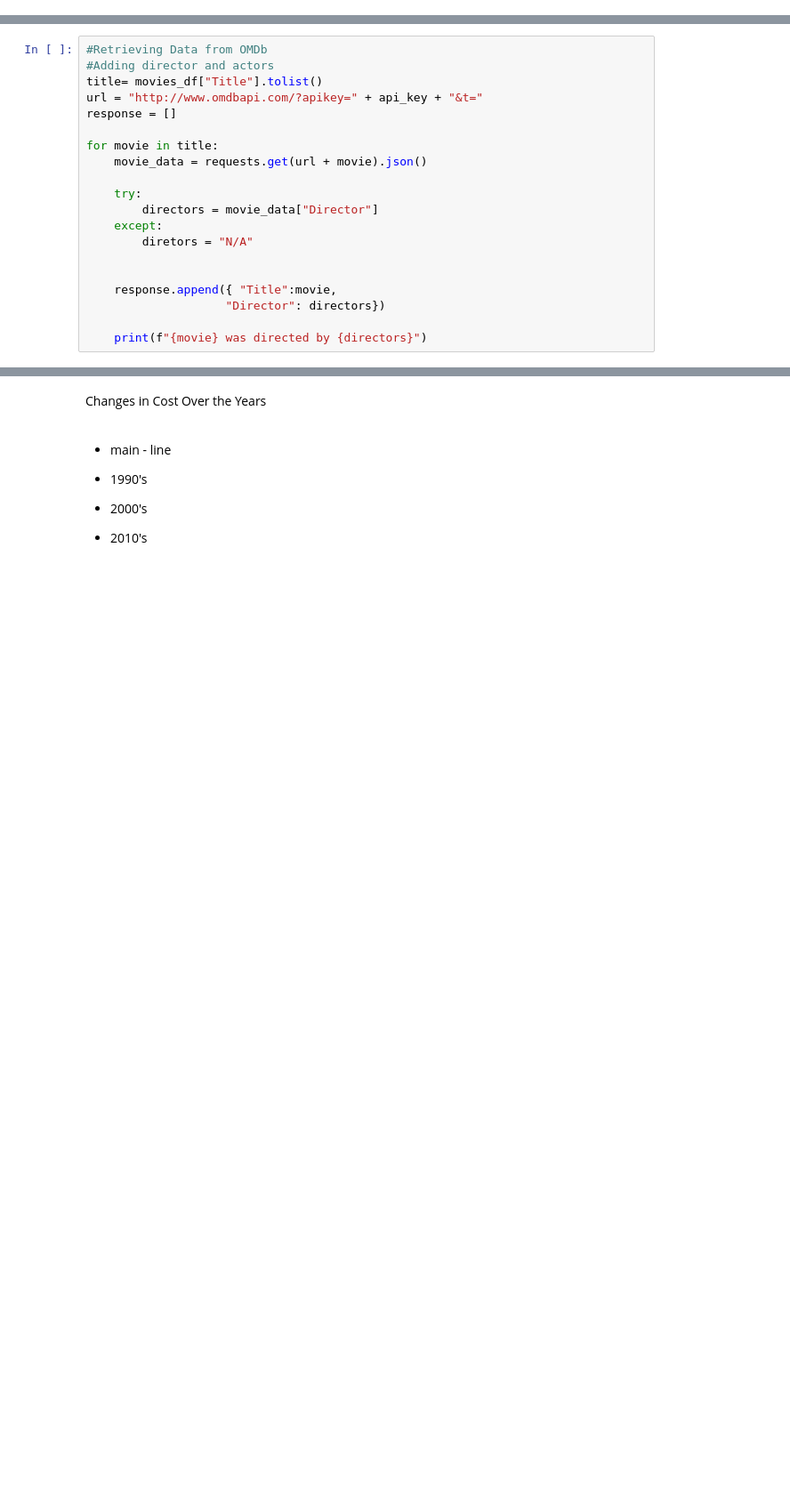
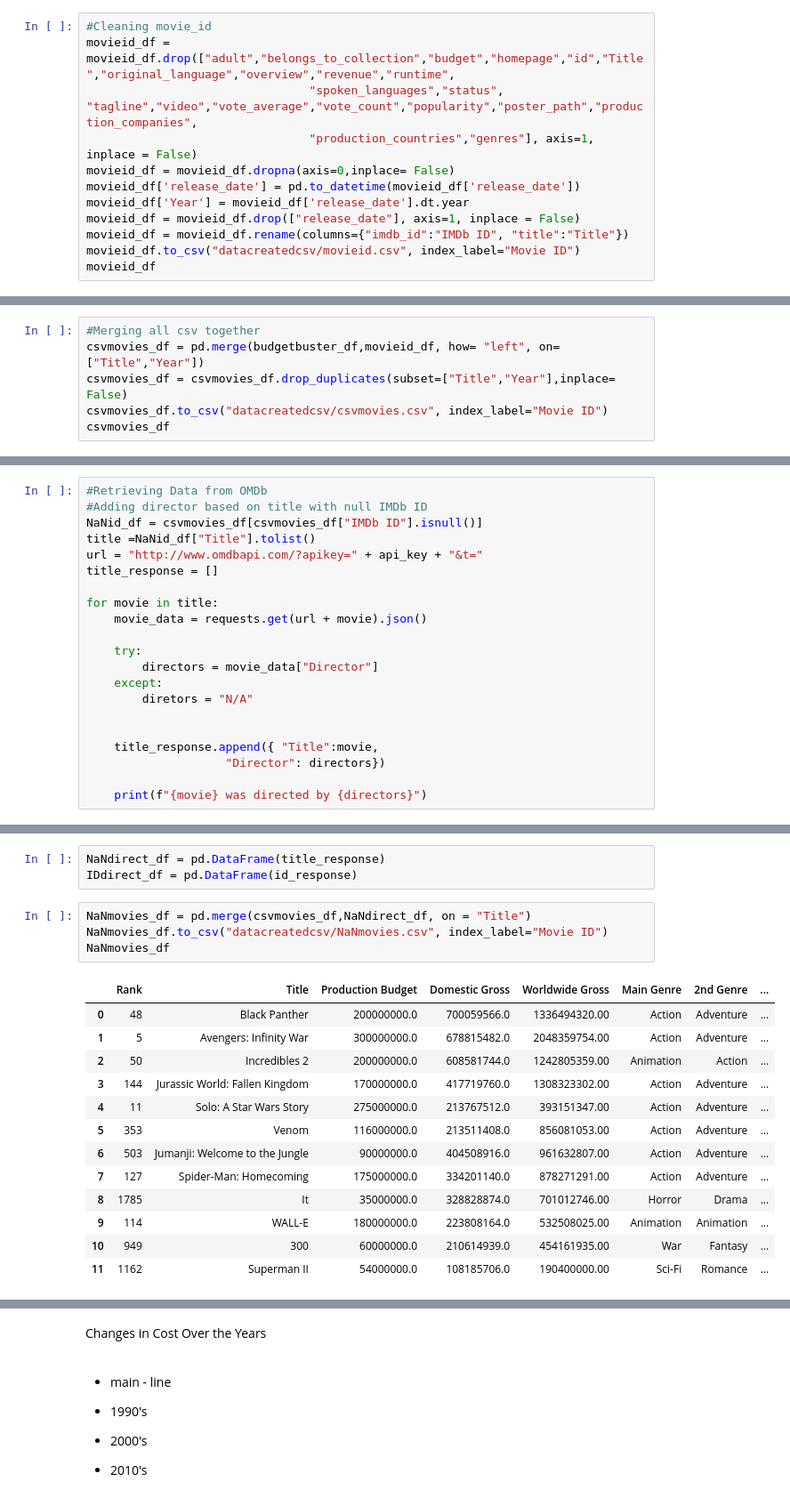
Before and after one commit to annied222/Project_1, a Jupyter notebook: movies.ipynb, the cells around one changed output, grey strips where cells are left out. Shown: that part at 89% size. Drawn from its saved outputs; the diff is of its cells as text; blank space fills up the shorter version.

```diff
--- a/movies.ipynb
+++ b/movies.ipynb
@@ -32,0 +42,12 @@ movies_df
+# %%
+#Cleaning movie_id
+movieid_df = movieid_df.drop(["adult","belongs_to_collection","budget","homepage","id","Title","original_language","overview","revenue","runtime",
+                                "spoken_languages","status", "tagline","video","vote_average","vote_count","popularity","poster_path","production_companies",
+                                "production_countries","genres"], axis=1, inplace = False)
+movieid_df = movieid_df.dropna(axis=0,inplace= False)
+movieid_df['release_date'] = pd.to_datetime(movieid_df['release_date'])
+movieid_df['Year'] = movieid_df['release_date'].dt.year
+movieid_df = movieid_df.drop(["release_date"], axis=1, inplace = False)
+movieid_df = movieid_df.rename(columns={"imdb_id":"IMDb ID", "title":"Title"})
+movieid_df.to_csv("datacreatedcsv/movieid.csv", index_label="Movie ID")
+movieid_df
@@ -32,0 +68,6 @@ movies_df
+# %%
+#Merging all csv together
+csvmovies_df = pd.merge(budgetbuster_df,movieid_df, how= "left", on=["Title","Year"])
+csvmovies_df = csvmovies_df.drop_duplicates(subset=["Title","Year"],inplace= False)
+csvmovies_df.to_csv("datacreatedcsv/csvmovies.csv", index_label="Movie ID")
+csvmovies_df
@@ -33,9 +88,10 @@ movies_df
 # %%
 #Retrieving Data from OMDb
-#Adding director and actors
-title= movies_df["Title"].tolist()
+#Adding director based on title with null IMDb ID
+NaNid_df = csvmovies_df[csvmovies_df["IMDb ID"].isnull()]
+title =NaNid_df["Title"].tolist()
 url = "http://www.omdbapi.com/?apikey=" + api_key + "&t="
-response = []
+title_response = []
 
 for movie in title:
     movie_data = requests.get(url + movie).json()
@@ -46,7 +102,7 @@ for movie in title:
         diretors = "N/A"
 
 
-    response.append({ "Title":movie,
+    title_response.append({ "Title":movie,
                     "Director": directors})
 
     print(f"{movie} was directed by {directors}")
@@ -88,0 +161,21 @@ director_df
+# %%
+NaNdirect_df = pd.DataFrame(title_response)
+IDdirect_df = pd.DataFrame(id_response)
+# %%
+NaNmovies_df = pd.merge(csvmovies_df,NaNdirect_df, on = "Title")
+NaNmovies_df.to_csv("datacreatedcsv/NaNmovies.csv", index_label="Movie ID")
+NaNmovies_df
+# %% [output]
+|  | Rank | Title | Production Budget | Domestic Gross | Worldwide Gross | Main Genre | 2nd Genre | ... |
+| 0 | 48 | Black Panther | 200000000.0 | 700059566.0 | 1336494320.00 | Action | Adventure | ... |
+| 1 | 5 | Avengers: Infinity War | 300000000.0 | 678815482.0 | 2048359754.00 | Action | Adventure | ... |
+| 2 | 50 | Incredibles 2 | 200000000.0 | 608581744.0 | 1242805359.00 | Animation | Action | ... |
+| 3 | 144 | Jurassic World: Fallen Kingdom | 170000000.0 | 417719760.0 | 1308323302.00 | Action | Adventure | ... |
+| 4 | 11 | Solo: A Star Wars Story | 275000000.0 | 213767512.0 | 393151347.00 | Action | Adventure | ... |
+| 5 | 353 | Venom | 116000000.0 | 213511408.0 | 856081053.00 | Action | Adventure | ... |
+| 6 | 503 | Jumanji: Welcome to the Jungle | 90000000.0 | 404508916.0 | 961632807.00 | Action | Adventure | ... |
+| 7 | 127 | Spider-Man: Homecoming | 175000000.0 | 334201140.0 | 878271291.00 | Action | Adventure | ... |
+| 8 | 1785 | It | 35000000.0 | 328828874.0 | 701012746.00 | Horror | Drama | ... |
+| 9 | 114 | WALL-E | 180000000.0 | 223808164.0 | 532508025.00 | Animation | Animation | ... |
+| 10 | 949 | 300 | 60000000.0 | 210614939.0 | 454161935.00 | War | Fantasy | ... |
+| 11 | 1162 | Superman II | 54000000.0 | 108185706.0 | 190400000.00 | Sci-Fi | Romance | ... |
```
Also changed, not shown: parts of 8 cells of this notebook, 6 other files.
